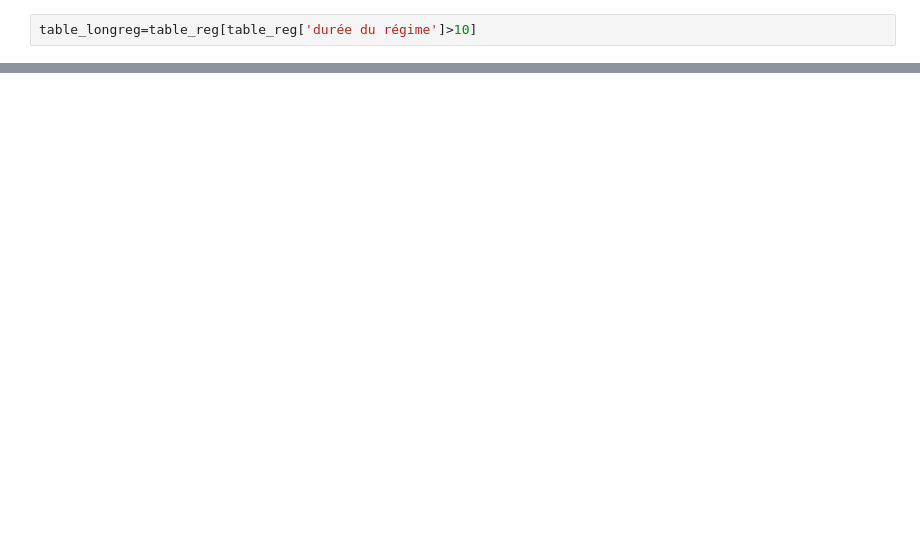
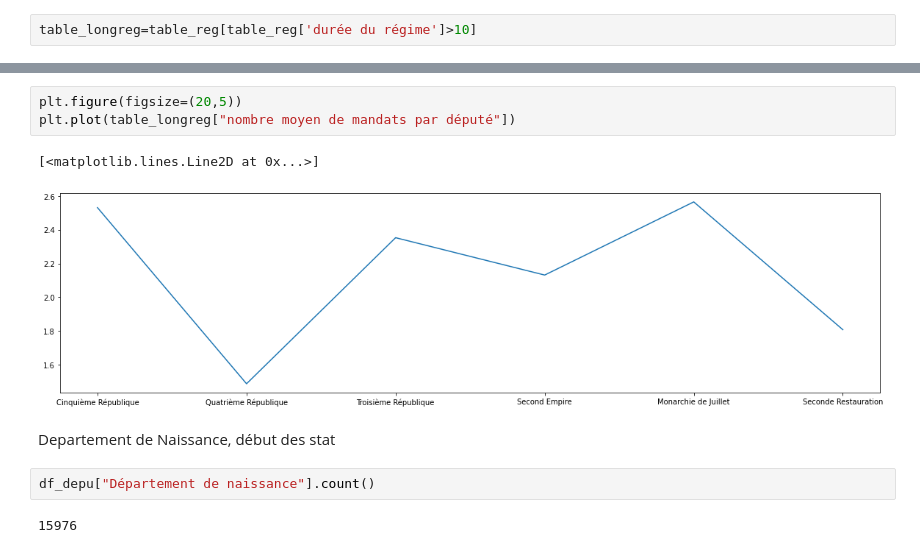
Before and after one commit to dusylvain/Projet-Python-deputes, a Jupyter notebook: statistiques_descriptives_depute (1).ipynb, the cells around one changed output, grey strips where cells are left out. Cells and saved outputs as stored; diff of their text form; blank space fills up the shorter version.

```diff
--- a/statistiques_descriptives_depute (1).ipynb
+++ b/statistiques_descriptives_depute (1).ipynb
@@ -369,0 +410,12 @@ table_longreg=table_reg[table_reg['durée du régime']>10]
+# %%
+plt.figure(figsize=(20,5))
+plt.plot(table_longreg["nombre moyen de mandats par député"])
+# %% [output]
+[<matplotlib.lines.Line2D at 0x...>]
+[figure, added]
+# %% [markdown]
+Departement de Naissance, début des stat
+# %%
+df_depu["Département de naissance"].count()
+# %% [output]
+15976
```
Also changed, not shown: parts of 16 cells of this notebook.
